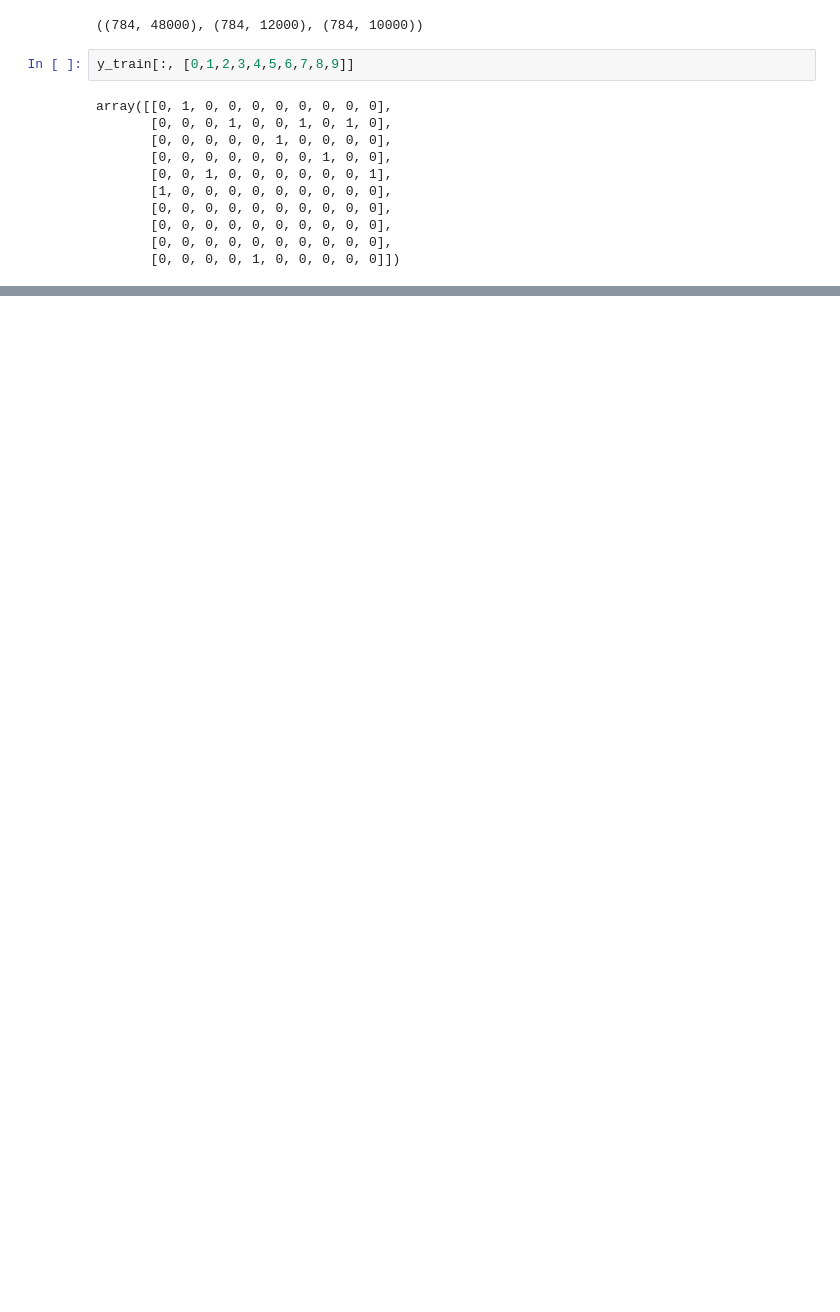
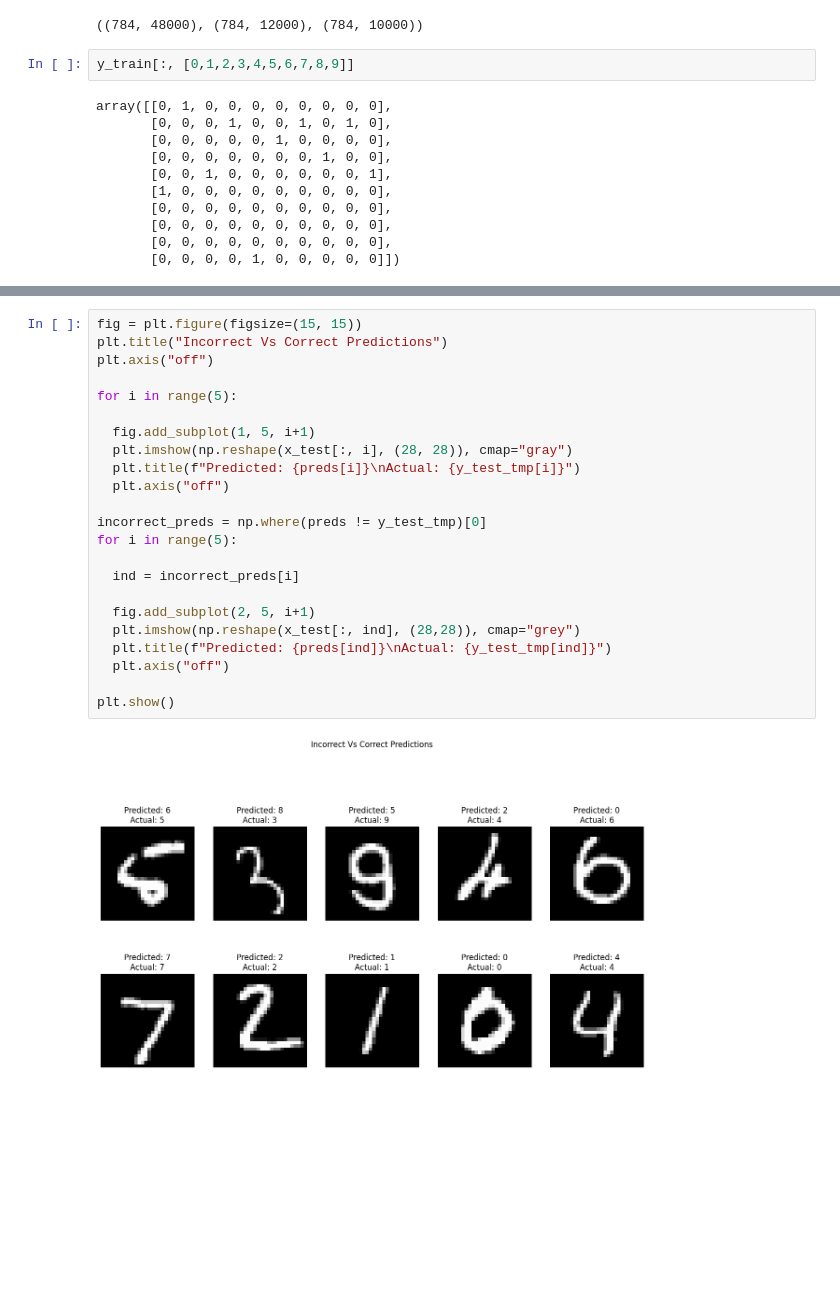
Before and after one commit to Hawlll/Hancoded_MLAlgos, a Jupyter notebook: NeuralNetwork.ipynb, the cells around one changed output, grey strips where cells are left out. Saved outputs shown, nothing was run; the diff lists cells and outputs as text; blank space fills up the shorter version.

```diff
--- a/NeuralNetwork.ipynb
+++ b/NeuralNetwork.ipynb
@@ -509,0 +648,25 @@ Text(0, 0.5, 'Proportion of dead neurons')
+# %%
+fig = plt.figure(figsize=(15, 15))
+plt.title("Incorrect Vs Correct Predictions")
+plt.axis("off")
+
+for i in range(5):
+
+  fig.add_subplot(1, 5, i+1)
+  plt.imshow(np.reshape(x_test[:, i], (28, 28)), cmap="gray")
+  plt.title(f"Predicted: {preds[i]}\nActual: {y_test_tmp[i]}")
+  plt.axis("off")
+
+incorrect_preds = np.where(preds != y_test_tmp)[0]
+for i in range(5):
+
+  ind = incorrect_preds[i]
+
+  fig.add_subplot(2, 5, i+1)
+  plt.imshow(np.reshape(x_test[:, ind], (28,28)), cmap="grey")
+  plt.title(f"Predicted: {preds[ind]}\nActual: {y_test_tmp[ind]}")
+  plt.axis("off")
+
+plt.show()
+# %% [output]
+[figure, added]
```
Also changed, not shown: parts of 11 cells of this notebook.
